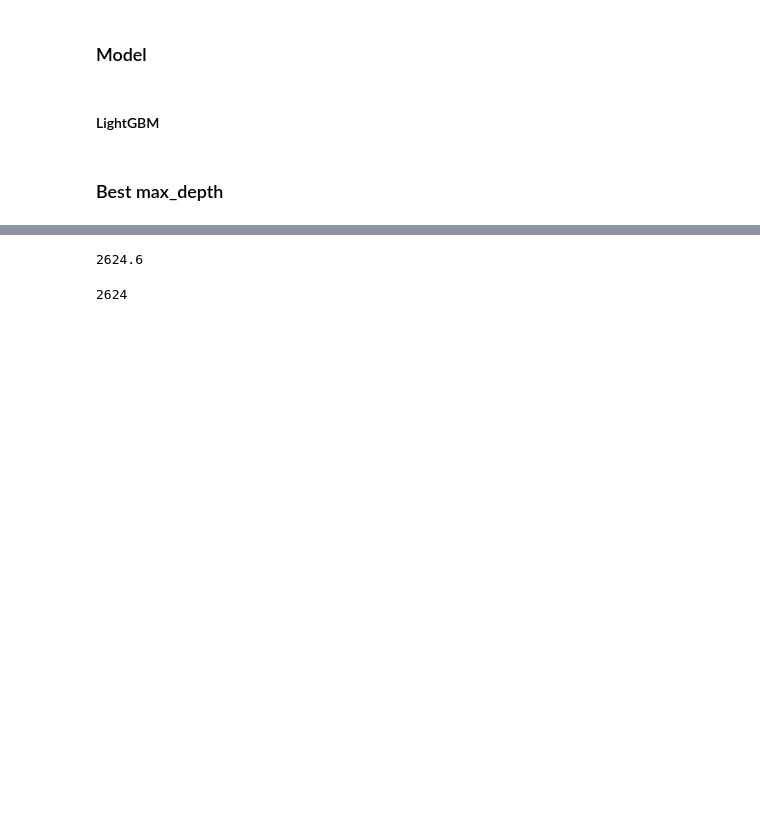
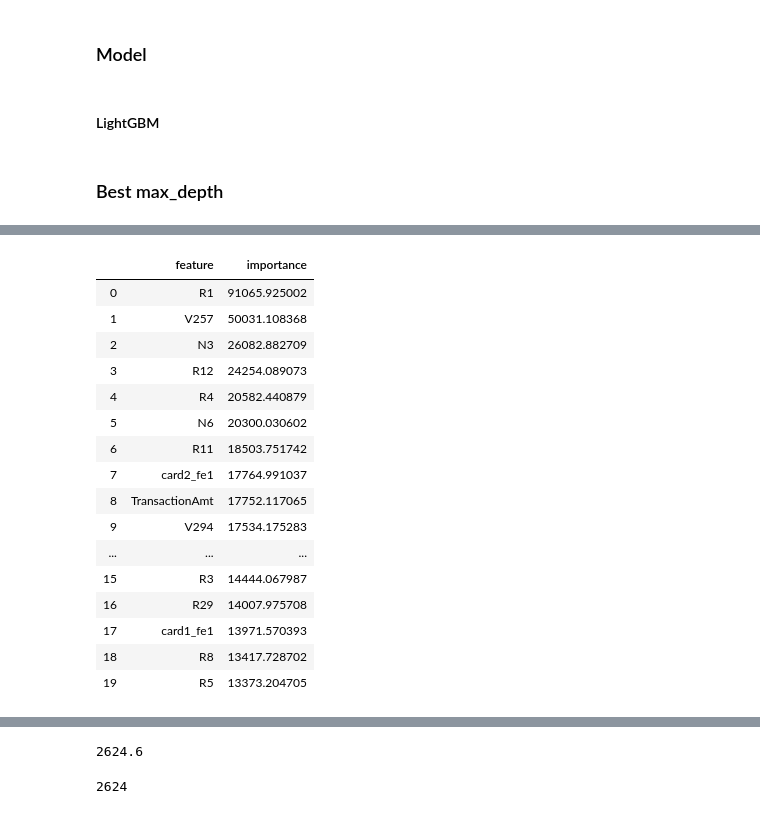
Before and after one commit to rodgomrod/kaggle_ieee_fraud, a Jupyter notebook: LightGBM.ipynb, the cells around one changed output, grey strips where cells are left out. Cells and saved outputs as stored; diff of their text form; code cells hidden in the pictures; blank space fills up the shorter version.

```diff
--- a/LightGBM.ipynb
+++ b/LightGBM.ipynb
@@ -66,4 +81,6 @@ for c in X_cols:
     if c not in cat_ft:
         imp_dict[c] = train[c].median()
 # %%
-X_cols = [x for x in train.columns if x not in ['isFraud', 'TransactionDT', 'Transaction_day_of_week', 'Transaction_hour']]
+X_cols = [x for x in train.columns if x not in ['isFraud', 'TransactionDT', 'device_name', 'device_version']]
+# %%
+X_cols = [x for x in X_cols if x not in ['day']+id_cols]
@@ -77,7 +100,7 @@ y_test = test.isFraud
 ### Model
 # %%
 logging.warning("Used columns: {}".format(X_cols))
-k = 3
+k = 5
 logging.warning("Folds number: {}".format(k))
 # %%
 group_kfold = GroupKFold(n_splits=k)
@@ -118,17 +141,0 @@ logging.warning("Searching best max_depth")
-# %%
-for train_index, test_index in group_kfold.split(X, y, groups):
-    X_fit, X_val = X.iloc[train_index, :], X.iloc[test_index, :]
-    y_fit, y_val = y.iloc[train_index], y.iloc[test_index]
-
-scores_dict = dict()
-for i in range(5, 20):
-    print('Max depth = {}'.format(i))
-    logging.warning('Max depth = {}'.format(i))
-    params['max_depth'] = i
-    lgb_model = lgb.LGBMClassifier(**params)
-    lgb_model.fit(X_fit,
-                  y_fit,
-                  eval_set=[(X_val, y_val), (X_fit, y_fit)],
-                  verbose=100,
-                  early_stopping_rounds=40)
-    scores_dict[i] = lgb_model.best_score_['valid_0']['auc']
@@ -350,0 +382,25 @@ AUC 80% test score: 0.8748938874055894
+# %%
+df_importaces = pd.DataFrame({'feature': X.columns, 'importance': importances})\
+.sort_values('importance', ascending=False).reset_index(drop=True)
+# df_importaces['cs'] = df_importaces.importance.cumsum()
+# # df_importaces.cs = df_importaces.cs/df_importaces.cs.max()
+# df_importaces.importance = df_importaces.importance/df_imp.cs
+df_importaces.head(20)
+# %% [output]
+|  | feature | importance |
+| 0 | R1 | 91065.925002 |
+| 1 | V257 | 50031.108368 |
+| 2 | N3 | 26082.882709 |
+| 3 | R12 | 24254.089073 |
+| 4 | R4 | 20582.440879 |
+| 5 | N6 | 20300.030602 |
+| 6 | R11 | 18503.751742 |
+| 7 | card2_fe1 | 17764.991037 |
+| 8 | TransactionAmt | 17752.117065 |
+| 9 | V294 | 17534.175283 |
+| ... | ... | ... |
+| 15 | R3 | 14444.067987 |
+| 16 | R29 | 14007.975708 |
+| 17 | card1_fe1 | 13971.570393 |
+| 18 | R8 | 13417.728702 |
+| 19 | R5 | 13373.204705 |
```
Also changed, not shown: parts of 58 cells of this notebook, 5 other files.
